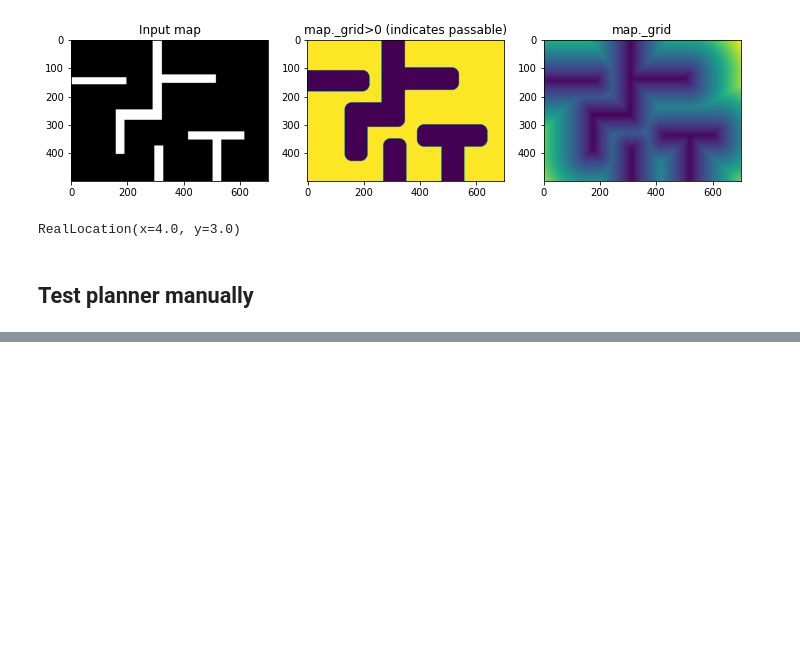
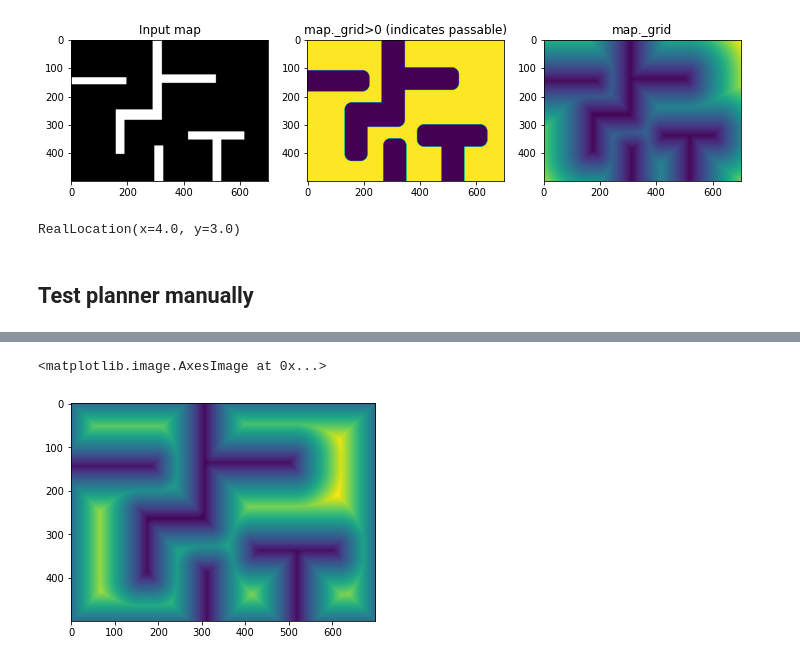
Before and after one commit to aliencaocao/TIL-2022, a Jupyter notebook: til-final-2022.1.1-lower/Robo_autonomy_wip.ipynb, the cells around one changed output, grey strips where cells are left out. Cells and saved outputs as stored; diff of their text form; code cells hidden in the pictures; blank space fills up the shorter version.

```diff
--- a/til-final-2022.1.1-lower/Robo_autonomy_wip.ipynb
+++ b/til-final-2022.1.1-lower/Robo_autonomy_wip.ipynb
@@ -692,0 +529,6 @@ plt.scatter(gridpathx,gridpathy,c='r')
+# %%
+trf_grid = transform_add_border(map_.grid).astype("float32")
+plt.imshow(trf_grid)
+# %% [output]
+<matplotlib.image.AxesImage at 0x...>
+[figure, added]
```
Also changed, not shown: parts of 14 cells of this notebook, 1 other file.
